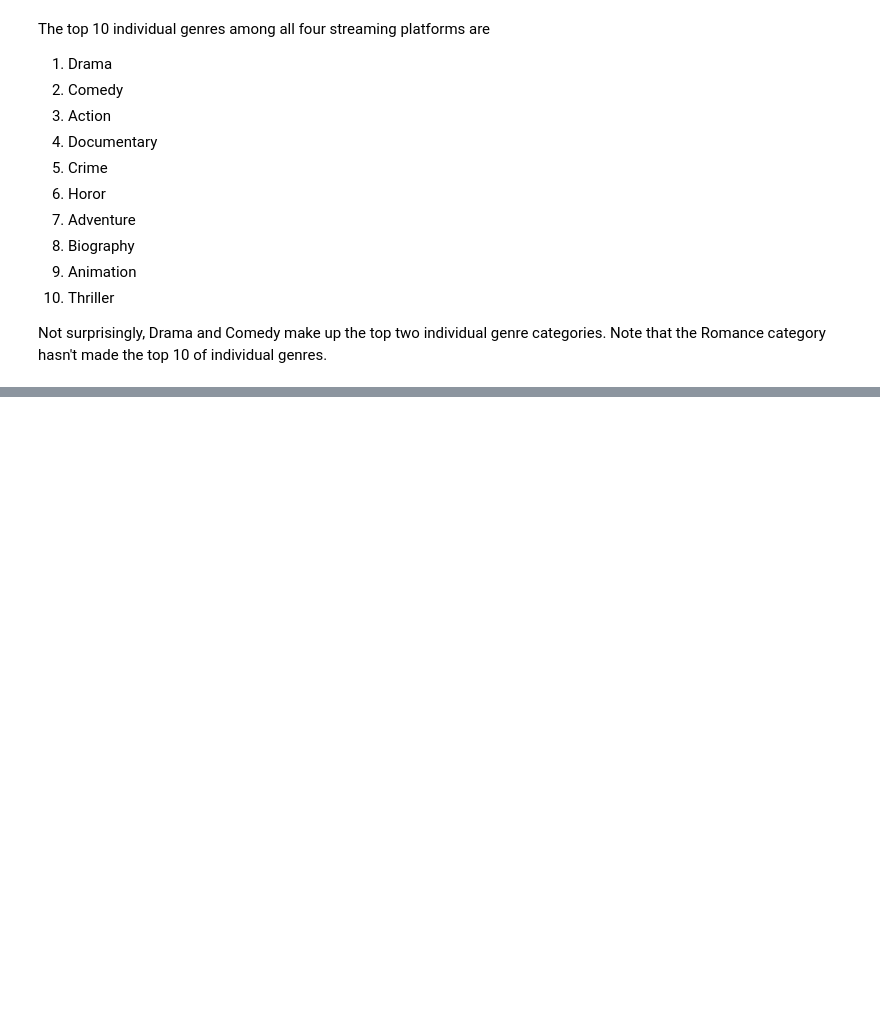
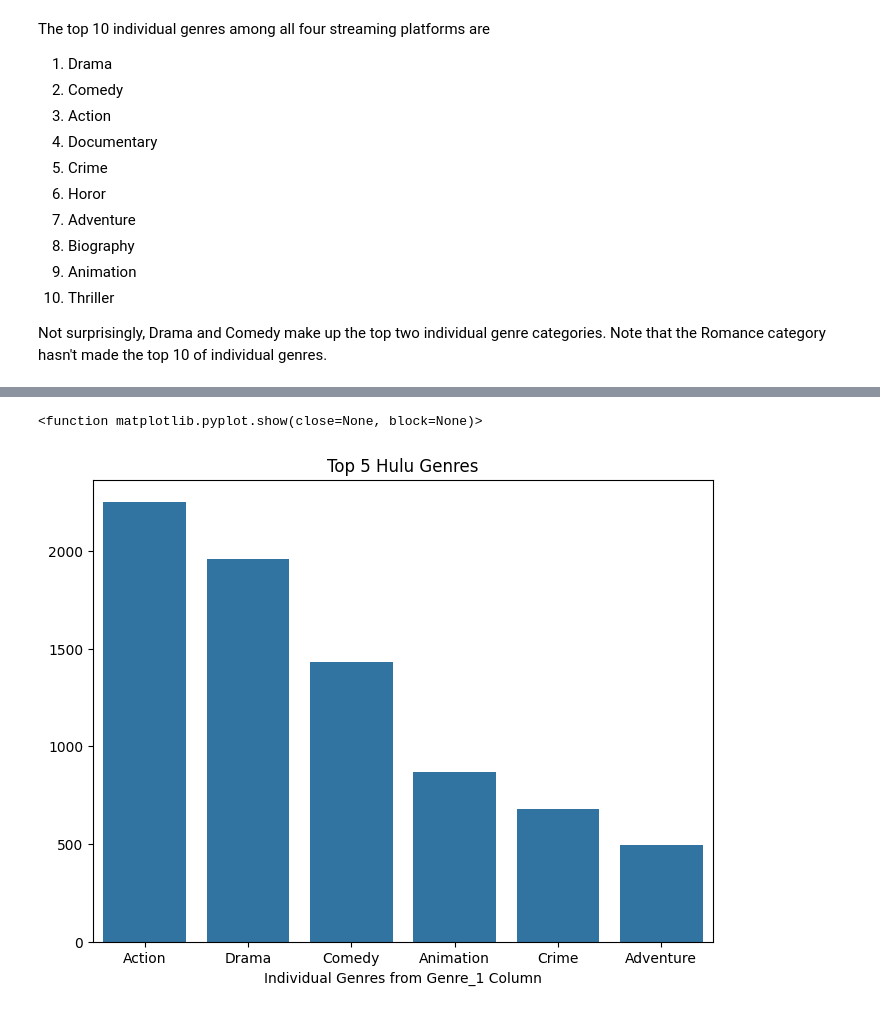
Before and after one commit to rkynhoff/Streaming_Service_Comparisons, a Jupyter notebook: STRM_SERV_COMP_V2.ipynb, the cells around one changed output, grey strips where cells are left out. Cells and saved outputs as stored; diff of their text form; code cells hidden in the pictures; blank space fills up the shorter version.

```diff
--- a/STRM_SERV_COMP_V2.ipynb
+++ b/STRM_SERV_COMP_V2.ipynb
@@ -840,0 +882,18 @@ plt.show()
+# %%
+# Separate the Hulu rows from the rest of the df
+hulu_tv = streaming_clean[streaming_clean["Service_Name"] == "Hulu"]
+# Group the Genre_1 column and get the total counts for each genre
+hulu_tv_genres = hulu_tv.groupby("Genre_1")["Genre_1"].count().reset_index(name = "Count")
+# Ascertain the top 5 genres
+top_hulu_tv_genres = hulu_tv_genres.sort_values("Count", ascending = False).head(6)
+
+plt.figure(figsize = (8, 6))
+sn.barplot(x = top_hulu_tv_genres["Genre_1"], y = top_hulu_tv_genres["Count"])
+plt.xlabel("Individual Genres from Genre_1 Column")
+plt.ylabel(None)
+plt.title("Top 5 Hulu Genres")
+
+plt.show
+# %% [output]
+<function matplotlib.pyplot.show(close=None, block=None)>
+[figure, added]
```
Also changed, not shown: parts of 29 cells of this notebook.
